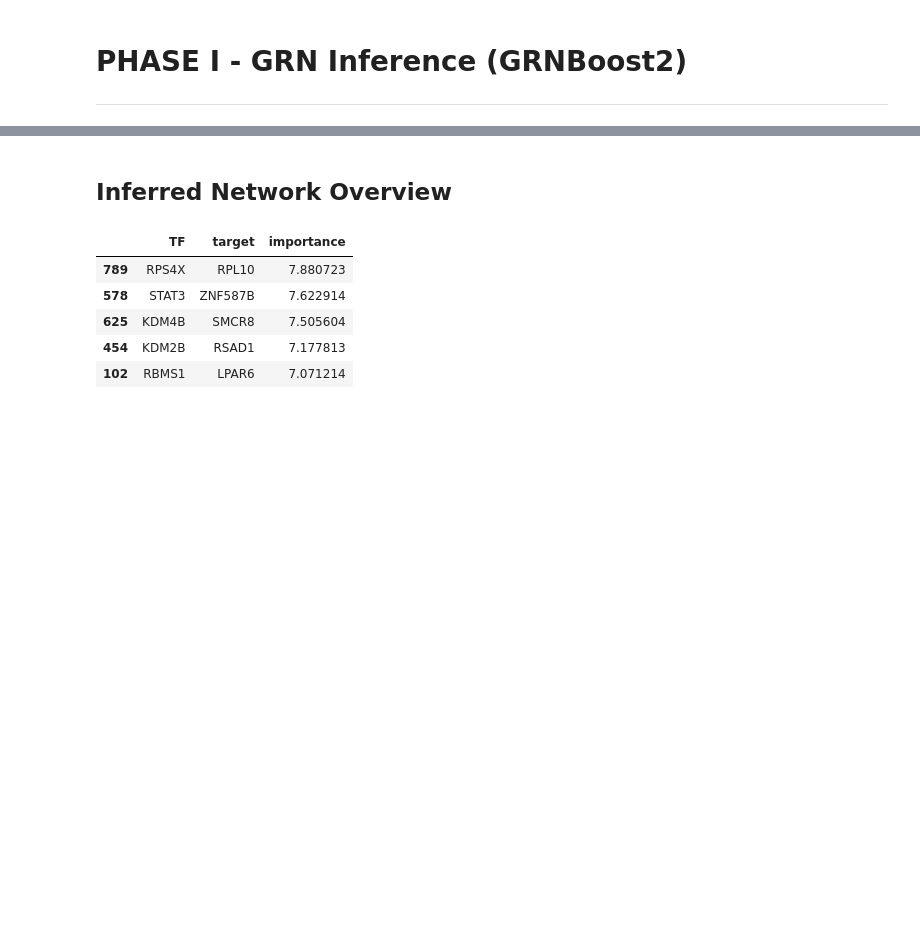
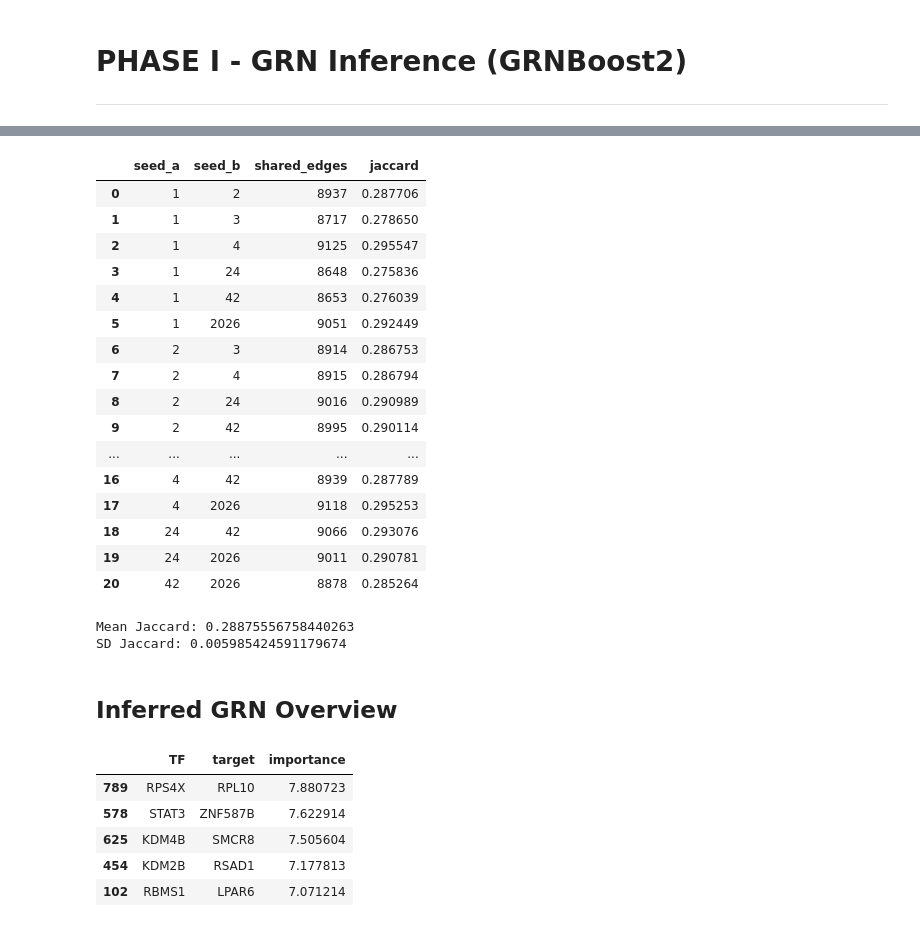
Before and after one commit to oonawith2o/MSB1015, a Jupyter notebook: scripts/04_grn_inference.ipynb, the cells around one changed output, grey strips where cells are left out. Saved outputs shown, nothing was run; the diff lists cells and outputs as text; code cells hidden in the pictures; blank space fills up the shorter version.

```diff
--- a/scripts/04_grn_inference.ipynb
+++ b/scripts/04_grn_inference.ipynb
@@ -278,3 +426,51 @@ Wall time: 5min 26s
+# %%
+TOP_K = 20000
+top_edges = {}
+
+for seed, net in networks.items():
+    ranked = net.sort_values("importance", ascending=False).head(TOP_K)
+    top_edges[seed] = set(zip(ranked["TF"], ranked["target"]))
+
+results = []
+
+for seed_a, seed_b in combinations(seeds, 2):
+    a = top_edges[seed_a]
+    b = top_edges[seed_b]
+
+    jaccard = len(a & b) / len(a | b) if (a | b) else np.nan
+
+    results.append({
+        "seed_a": seed_a,
+        "seed_b": seed_b,
+        "shared_edges": len(a & b),
+        "jaccard": jaccard
+    })
+
+stability_df = pd.DataFrame(results)
+
+display(stability_df)
+print("\nMean Jaccard:", stability_df["jaccard"].mean())
+print("SD Jaccard:", stability_df["jaccard"].std())
+# %% [output]
+|  | seed_a | seed_b | shared_edges | jaccard |
+| 0 | 1 | 2 | 8937 | 0.287706 |
+| 1 | 1 | 3 | 8717 | 0.278650 |
+| 2 | 1 | 4 | 9125 | 0.295547 |
+| 3 | 1 | 24 | 8648 | 0.275836 |
+| 4 | 1 | 42 | 8653 | 0.276039 |
+| 5 | 1 | 2026 | 9051 | 0.292449 |
+| 6 | 2 | 3 | 8914 | 0.286753 |
+| 7 | 2 | 4 | 8915 | 0.286794 |
+| 8 | 2 | 24 | 9016 | 0.290989 |
+| 9 | 2 | 42 | 8995 | 0.290114 |
+| ... | ... | ... | ... | ... |
+| 16 | 4 | 42 | 8939 | 0.287789 |
+| 17 | 4 | 2026 | 9118 | 0.295253 |
+| 18 | 24 | 42 | 9066 | 0.293076 |
+| 19 | 24 | 2026 | 9011 | 0.290781 |
+| 20 | 42 | 2026 | 8878 | 0.285264 |
+Mean Jaccard: 0.28875556758440263
+SD Jaccard: 0.005985424591179674
 # %% [markdown]
-## Inferred Network Overview
+## Inferred GRN Overview
 # %%
```
Also changed, not shown: parts of 29 cells of this notebook.
